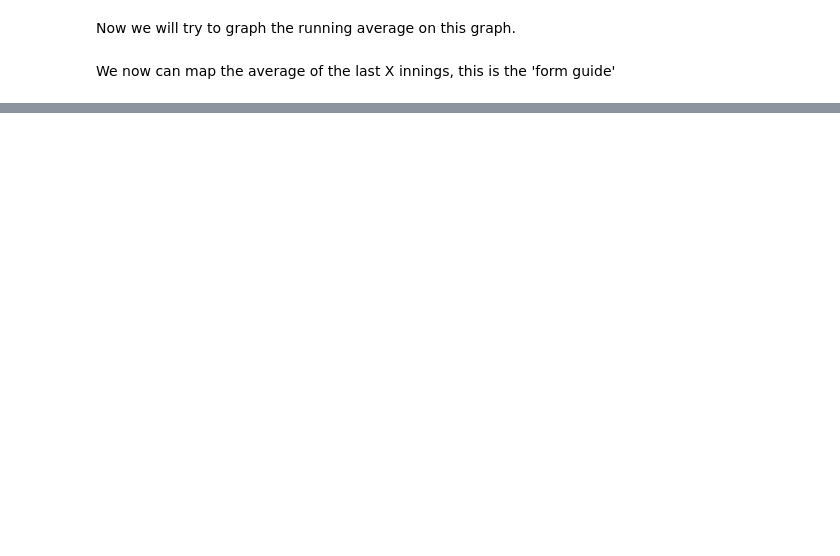
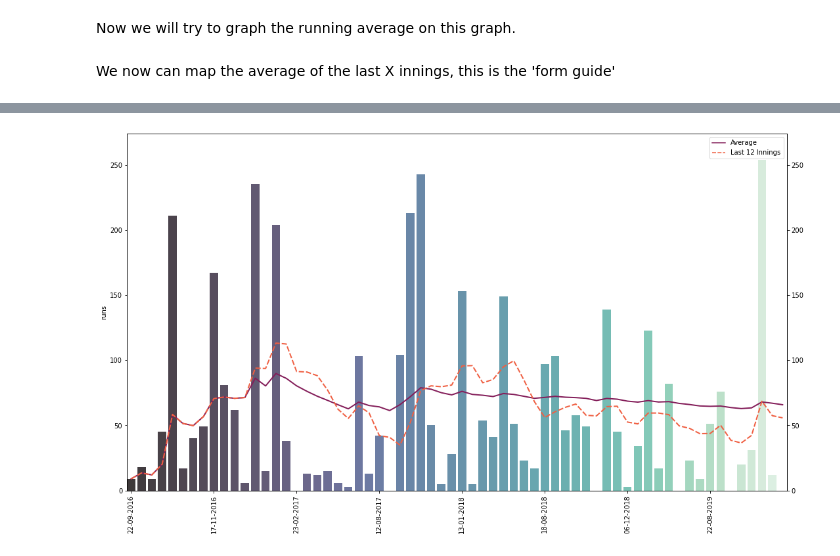
Before and after one commit to abhiramjoshi/cricket_analytics, a Jupyter notebook: codebase/Kohli/kohli_analysis.ipynb, the cells around one changed output, grey strips where cells are left out. Drawn from its saved outputs; the diff is of its cells as text; code cells hidden in the pictures; blank space fills up the shorter version.

```diff
--- a/codebase/Kohli/kohli_analysis.ipynb
+++ b/codebase/Kohli/kohli_analysis.ipynb
@@ -24,5 +27,5 @@ pd.get_option("display.max_columns")
 # %%
-PLAYER_ID = '253802'
+KOHLI_ID = '253802'
 ROOT_PLAYER_ID = '303669'
 WILLIAMSON_PLAYER_ID = '277906'
 SPD_SMITH_ID = '267192'
@@ -550,0 +689,4 @@ for result in results:
+# %%
+gf.get_career_batting_graph(KOHLI_ID, dates="08-10-2016:22-11-2019")
+# %% [output]
+[figure, added]
```
Also changed, not shown: parts of 139 cells of this notebook, 2 other files.
